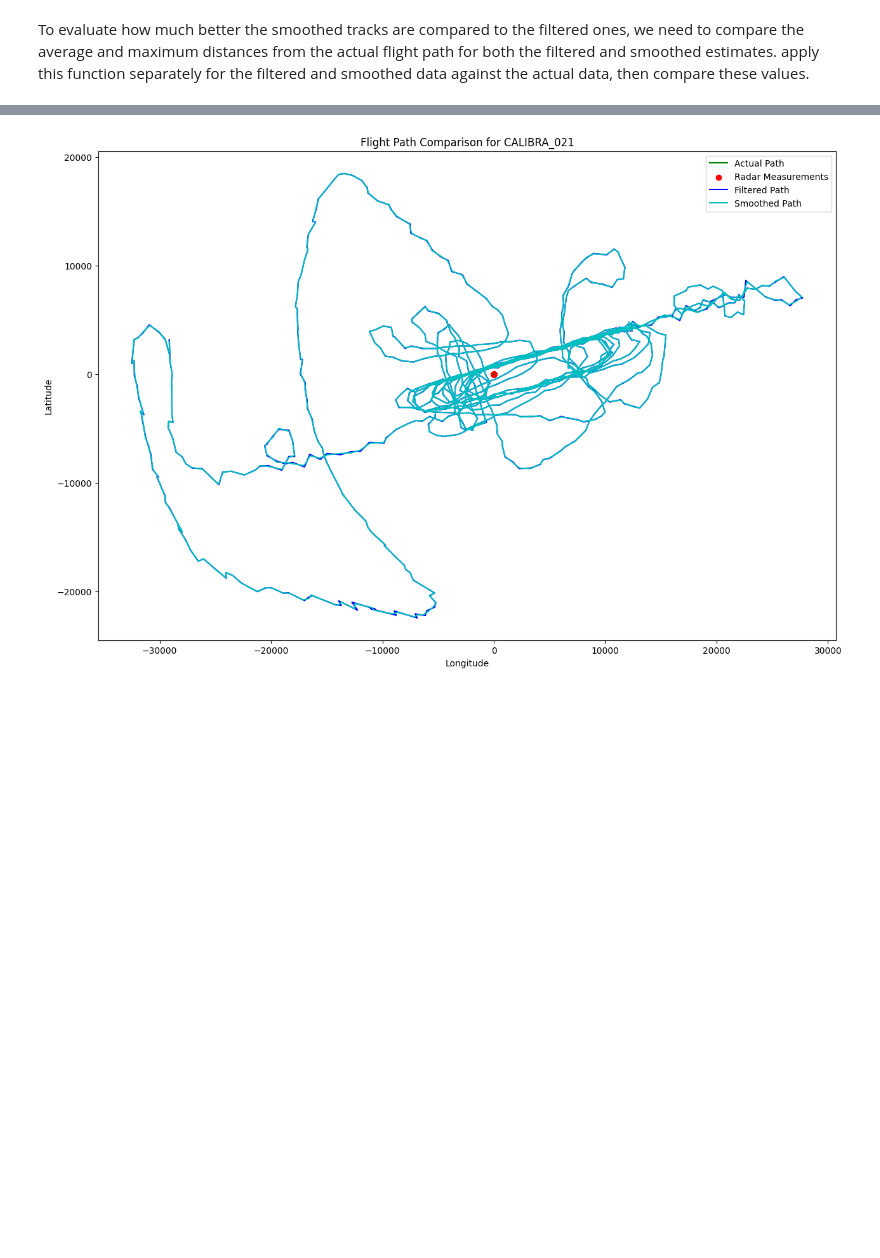
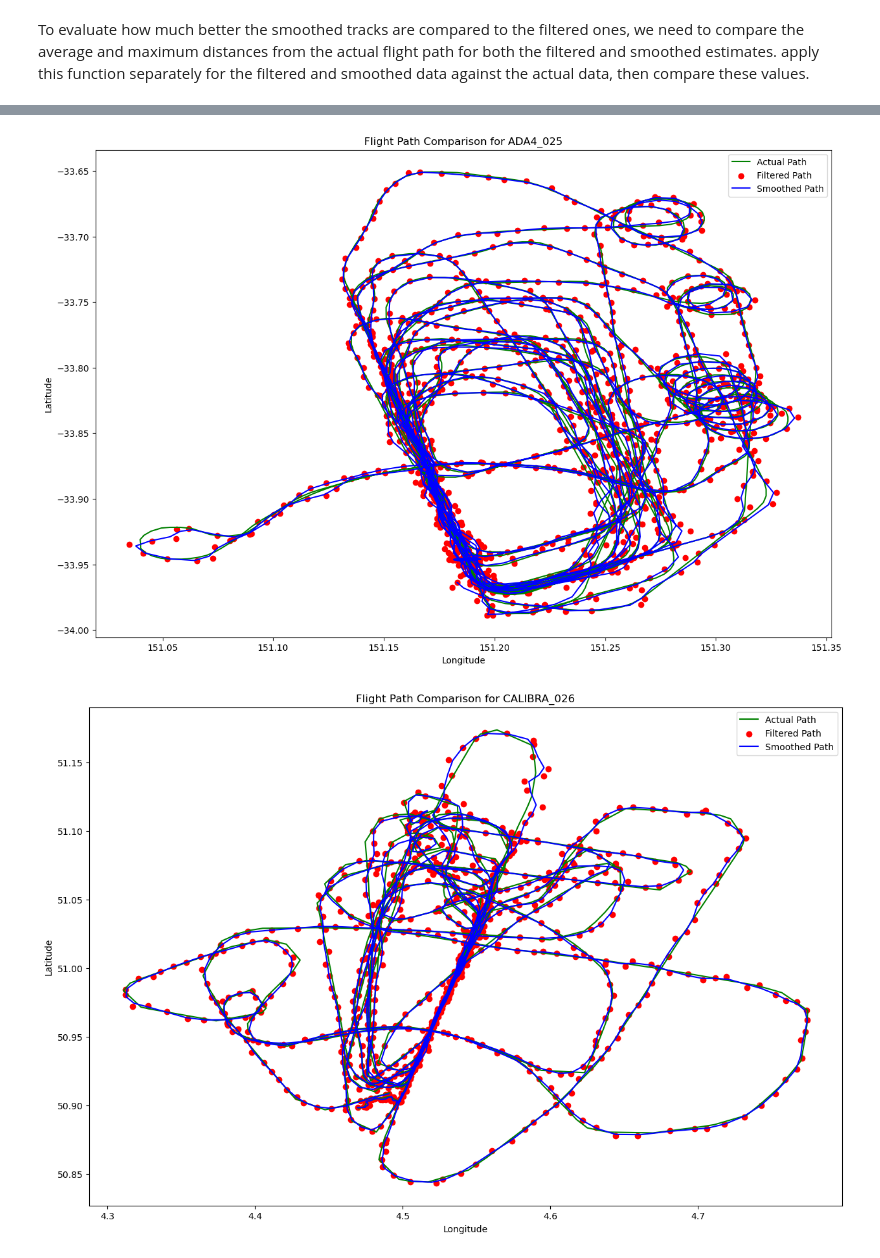
Before and after one commit to kwokkeith/KalmanFilterAirRadar, a Jupyter notebook: project2.ipynb, the cells around one changed output, grey strips where cells are left out. Drawn from its saved outputs; the diff is of its cells as text; code cells hidden in the pictures; blank space fills up the shorter version.

Commit message:
added new plotting graphs of lat vs lon for all different paths for the 5 randomly chosen flights

```diff
--- a/project2.ipynb
+++ b/project2.ipynb
@@ -593,8 +605,8 @@ def construct_kalman_filter(radar_data, delta_time=10):
 
     dim_x = 4
     dim_z = 2
-    standard_deviation_process = 1.5  # Standard Deviation for acceleration  (Plane example)
-    standard_deviation_observation = 3  # Standard Deviation for radar measurement
+    standard_deviation_process = 1.5 # Standard Deviation for acceleration  (Plane example)
+    standard_deviation_observation = 50  # Standard Deviation for radar measurement
 
     # Initialize the Kalman Filter
     kf = KalmanFilter(dim_x, dim_z)
@@ -943,14 +955,19 @@ Average Max Distance for Smoothed Data: 33327.01 meters
 # %%
-# Plotting the comparison for one selected flight
-plt.figure(figsize=[15, 10])
-plt.plot(actual_data['longitude'], actual_data['latitude'], 'g-', label='Actual Path')
-plt.scatter(radar_data['longitude'], radar_data['latitude'], c='r', marker='o', label='Radar Measurements')
-plt.plot(filtered_state_means[:, 0], filtered_state_means[:, 1], 'b-', label='Filtered Path')
-plt.plot(smoothed_state_means[:, 0], smoothed_state_means[:, 1], 'c-', label='Smoothed Path')
-plt.xlabel('Longitude')
-plt.ylabel('Latitude')
-plt.legend()
-plt.title(f"Flight Path Comparison for {flight_id}")
-plt.show()
+# Plotting the comparison for the flights in selected_flight_ids
+for flight_id in selected_flight_ids:
+    actual_data = experiment_results[flight_id]['actual_data']
+    filtered_data = experiment_results[flight_id]['filtered_means']
+    smoothed_data = experiment_results[flight_id]['smoothed_means']
+
+    plt.figure(figsize=[15, 10])
+    plt.plot(actual_data['longitude'], actual_data['latitude'], 'g-', label='Actual Path')
+    plt.scatter(filtered_data['longitude'], filtered_data['latitude'], c='r', marker='o', label='Filtered Path')
+    plt.plot(smoothed_data['longitude'], smoothed_data['latitude'], 'b-', label='Smoothed Path')
+    plt.xlabel('Longitude')
+    plt.ylabel('Latitude')
+    plt.legend()
+    plt.title(f"Flight Path Comparison for {flight_id}")
+    plt.show()
 # %% [output]
-[figure, old version]
+[figure, new version]
+[figure, added]
```
Also changed, not shown: parts of 16 cells of this notebook, 1 other file.
